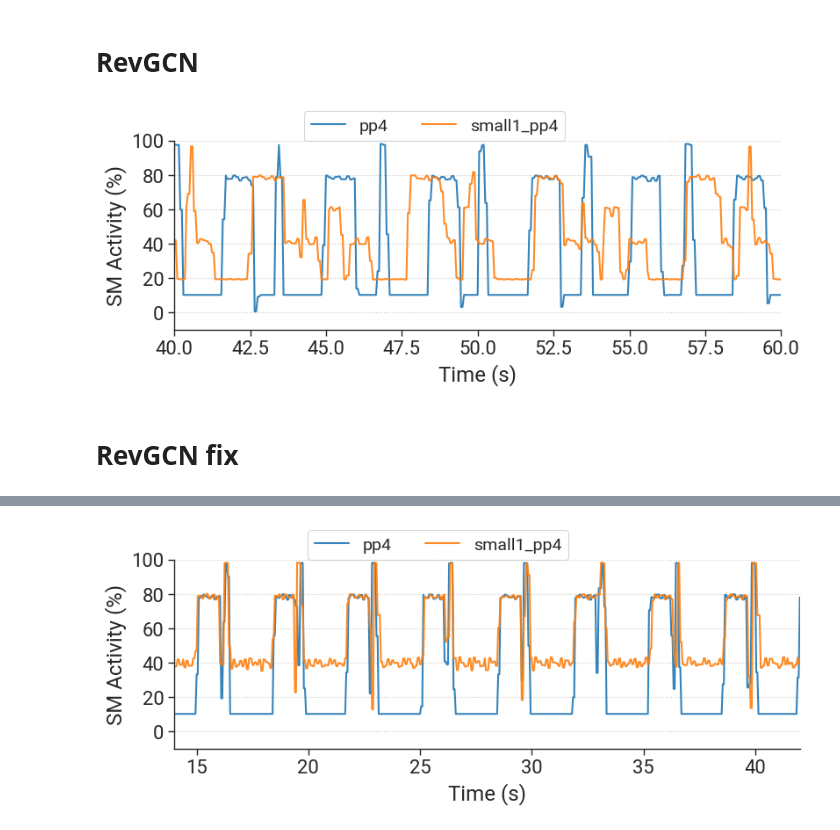
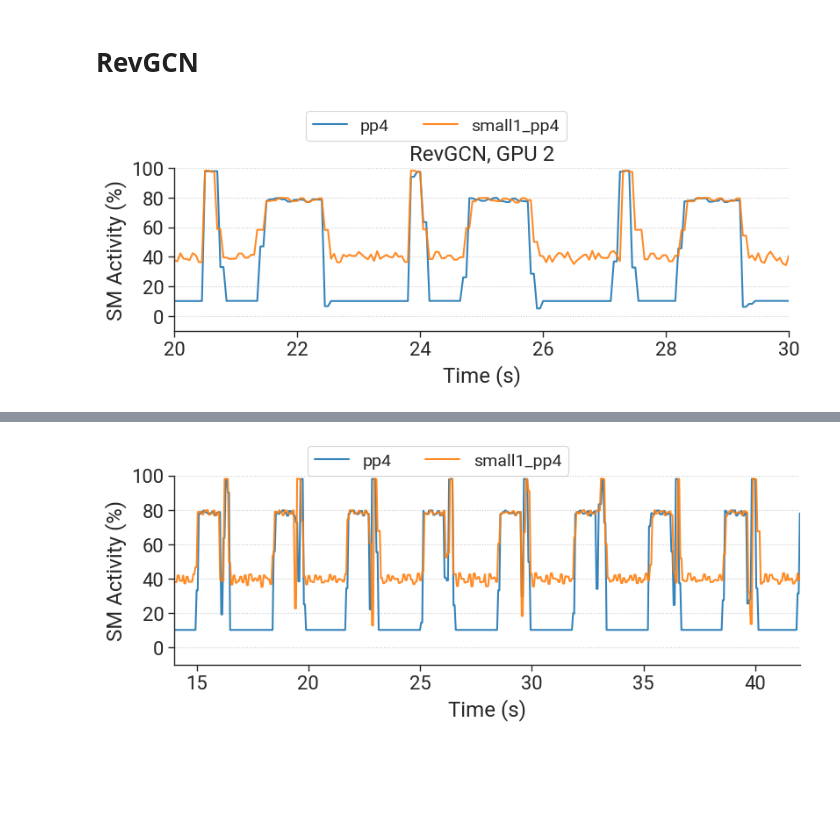
Before and after one commit to zxmeng98/TiGraph, a Jupyter notebook: dcgmi_process.ipynb, the cells around one changed output, grey strips where cells are left out. Drawn from its saved outputs; the diff is of its cells as text; code cells hidden in the pictures; blank space fills up the shorter version.

```diff
--- a/dcgmi_process.ipynb
+++ b/dcgmi_process.ipynb
@@ -132,43 +132,51 @@ grid_params=dict(width_ratios=[1])
 fig, ax1 = plt.subplots(ncols=1, nrows=1, gridspec_kw=grid_params, constrained_layout=True, figsize=(8, 3.2))
 
 # Figure 1
-df_pp4_gpu0 = pd.read_csv('./dcgmi_logs/revgcn/revgcn_pp4_gpu1_util.csv')
-df_small1_pp4_gpu0 = pd.read_csv('./dcgmi_logs/revgcn/revgcn_small4_pp4_gpu1_util.csv')
+df_pp4_gpu0 = pd.read_csv('./dcgmi_logs/revgcn/revgcn_pp4_gpu2_util.csv')
+df_small1_pp4_gpu0 = pd.read_csv('./dcgmi_logs/revgcn/revgcn_small1_pp4_gpu2_util.csv')
 # df_rayes = pd.read_csv('./dcgmi_logs/rs18_rayes_util.csv')
 
-x_pp4 = df_pp4_gpu0.index.values*50/1000
-x_small1_pp4 = (df_small1_pp4_gpu0.index.values-1695)*50/1000
+x_pp4 = df_pp4_gpu0.index.values *50/1000
+x_small1_pp4 = (df_small1_pp4_gpu0.index.values - 639) *50/1000
 
 pp4_smact = df_pp4_gpu0['SMACT'][:]*100
 # pp4_smact = np.where(pp4_smact > 90, 82, pp4_smact)
 # pp4_smact = np.where(pp4_smact < 30, 40, pp4_smact)
 pp4_smocc = df_pp4_gpu0['SMOCC']*100
 pp4_gputil = df_pp4_gpu0['GPUTL']
 
 small1_pp4_smact = df_small1_pp4_gpu0['SMACT'][:]*100
 # small1_pp4_smact = np.where(small1_pp4_smact > 90, 82, small1_pp4_smact)
 # small1_pp4_smact = np.where(small1_pp4_smact < 30, 40, small1_pp4_smact)
 
+# Generate mask for values less than 30
+mask = small1_pp4_smact < 30
+
+# Generate random values with mean 40 and standard deviation 3
+random_values = np.random.normal(40, 2, size=np.sum(mask))
+
+# Apply the random values where the mask is True
+small1_pp4_smact[mask] = random_values
+
 ax1.plot(x_pp4, pp4_smact, label='pp4', linewidth=1.5, color=cmp[0], alpha=0.9)
 ax1.plot(x_small1_pp4, small1_pp4_smact, label='small1_pp4', linewidth=1.5, color=cmp[1], alpha=0.9)
 
 ax1.set_xlabel(f"Time (s)")
 ax1.set_ylabel(f"SM Activity (%)")
 ax1.set_ylim(-10, 100)
 y_ticks = np.arange(0, 120, 20)
 ax1.set_yticks(y_ticks)
-ax1.set_xlim(40, 60)
+ax1.set_xlim(20, 30)
+
 # ax1.set_xticks(np.arange(2,22,1))
 ax1.grid(axis="y", linestyle=":")
-# ax1.set_title('Resnet18, bs=512, scale=8')
+ax1.set_title('RevGCN, GPU 2')
 sns.despine()
 ax1.legend(loc=2,
            ncol=3,
-           bbox_to_anchor=(0.2, 1.2), fontsize=14, frameon=True)
+           bbox_to_anchor=(0.2, 1.4), fontsize=14, frameon=True)
 save = False
 if save:
     fig.savefig(f"./figures/util_trace.pdf", bbox_inches="tight")
 # %% [output]
-[figure, old version]
+[figure, new version]
-# %% [markdown]
-# RevGCN fix
```
Also changed, not shown: parts of 13 cells of this notebook, 42 other files.
